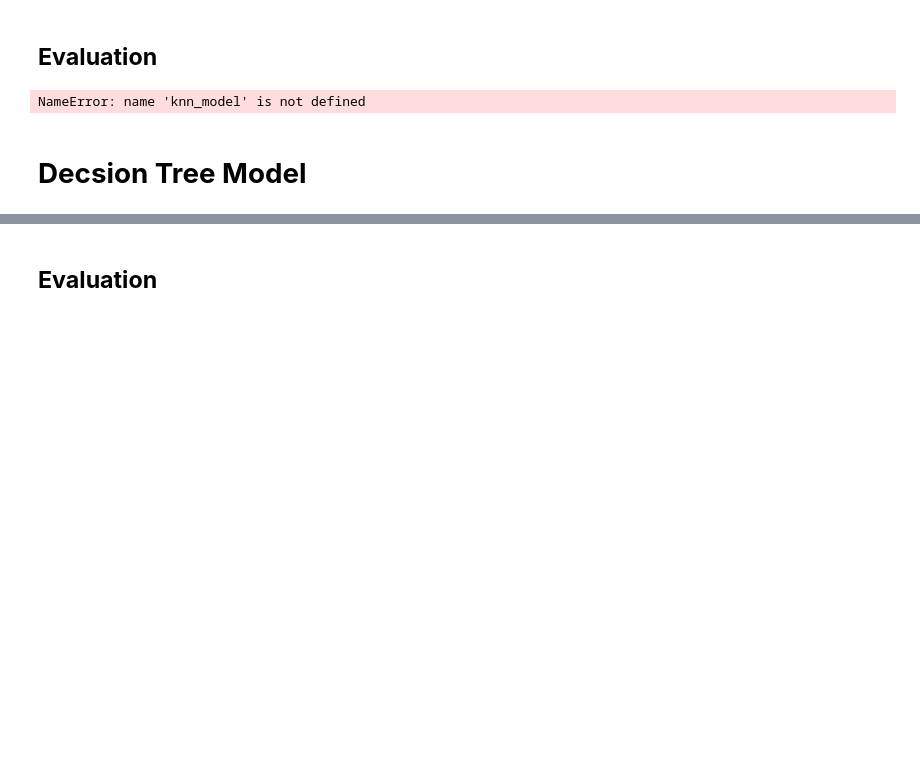
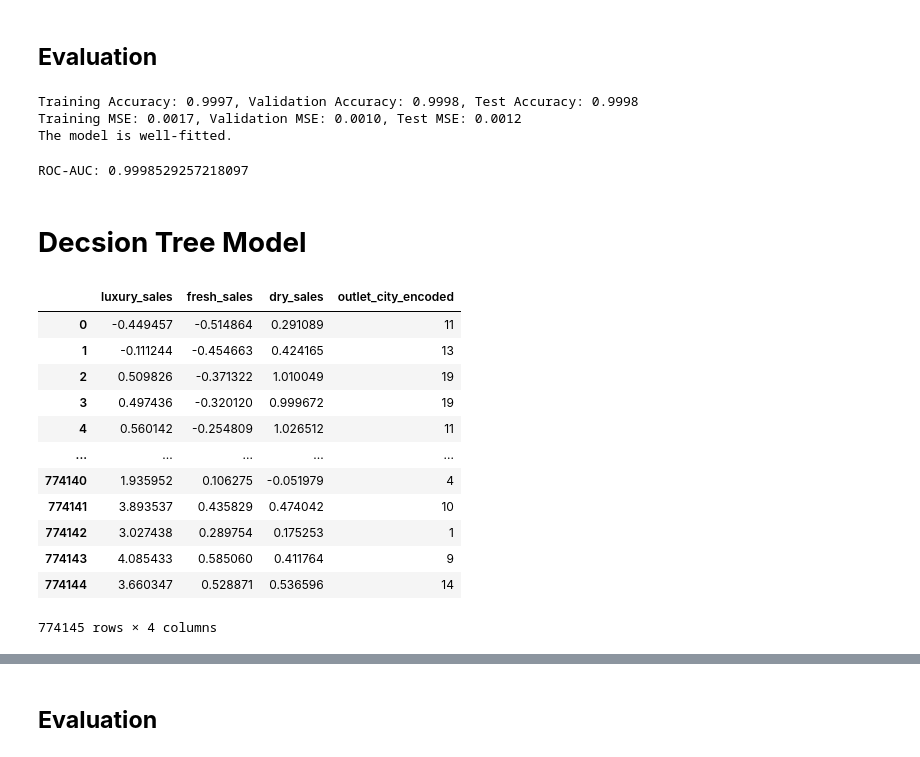
Before and after one commit to Insight-Syndicate/DSPL_GCW, a Jupyter notebook: Model_building.ipynb, the cells around one changed output, grey strips where cells are left out. Saved outputs shown, nothing was run; the diff lists cells and outputs as text; code cells hidden in the pictures; blank space fills up the shorter version.

```diff
--- a/Model_building.ipynb
+++ b/Model_building.ipynb
@@ -848,7 +847,6 @@ Distribution of Predicted Clusters:
 from sklearn.metrics import accuracy_score, mean_squared_error
 
 # Predict on training, validation, and test sets
-# Use X_train for training predictions, not x_train
 y_train_pred = knn_model.predict(X_train)
 y_val_pred = knn_model.predict(X_val)
 y_test_pred = knn_model.predict(X_test)
@@ -866,15 +864,30 @@ test_mse = mean_squared_error(y_test, y_test_pred)
 print(f"Training Accuracy: {train_accuracy:.4f}, Validation Accuracy: {val_accuracy:.4f}, Test Accuracy: {test_accuracy:.4f}")
 print(f"Training MSE: {train_mse:.4f}, Validation MSE: {val_mse:.4f}, Test MSE: {test_mse:.4f}")
 
-# Determine if the model is overfitting or underfitting
-if train_accuracy > val_accuracy and val_accuracy > test_accuracy:
+# Detect overfitting or underfitting
+if train_accuracy > val_accuracy + 0.005:
     print("The model is overfitting.")
-elif train_accuracy < val_accuracy:
+elif train_accuracy < 0.90 and val_accuracy < 0.90:
     print("The model is underfitting.")
 else:
-    print("The model is well-fitted.")
+    print("The model is well-fitted.")
 # %% [output]
-NameError: name 'knn_model' is not defined
+Training Accuracy: 0.9997, Validation Accuracy: 0.9998, Test Accuracy: 0.9998
+Training MSE: 0.0017, Validation MSE: 0.0010, Test MSE: 0.0012
+The model is well-fitted.
+# %%
+# Checking how well the model distinguish between classes
+from sklearn.metrics import roc_auc_score
+from sklearn.preprocessing import label_binarize
+
+# Binarizing the labels (since it's multi-class)
+y_test_bin = label_binarize(y_test, classes=[1, 2, 3, 4, 5, 6])
+
+# Calculate ROC-AUC
+roc_auc = roc_auc_score(y_test_bin, y_pred, average='macro', multi_class='ovr')
+print(f"ROC-AUC: {roc_auc}")
+# %% [output]
+ROC-AUC: 0.9998529257218097
 # %% [markdown]
 # **Decsion Tree Model**
 # %%
@@ -886,2 +897,18 @@ x
+# %%
+X
+# %% [output]
+|  | luxury_sales | fresh_sales | dry_sales | outlet_city_encoded |
+| 0 | -0.449457 | -0.514864 | 0.291089 | 11 |
+| 1 | -0.111244 | -0.454663 | 0.424165 | 13 |
+| 2 | 0.509826 | -0.371322 | 1.010049 | 19 |
+| 3 | 0.497436 | -0.320120 | 0.999672 | 19 |
+| 4 | 0.560142 | -0.254809 | 1.026512 | 11 |
+| ... | ... | ... | ... | ... |
+| 774140 | 1.935952 | 0.106275 | -0.051979 | 4 |
+| 774141 | 3.893537 | 0.435829 | 0.474042 | 10 |
+| 774142 | 3.027438 | 0.289754 | 0.175253 | 1 |
+| 774143 | 4.085433 | 0.585060 | 0.411764 | 9 |
+| 774144 | 3.660347 | 0.528871 | 0.536596 | 14 |
+774145 rows × 4 columns
 # %%
 y
```
Also changed, not shown: parts of 41 cells of this notebook.
